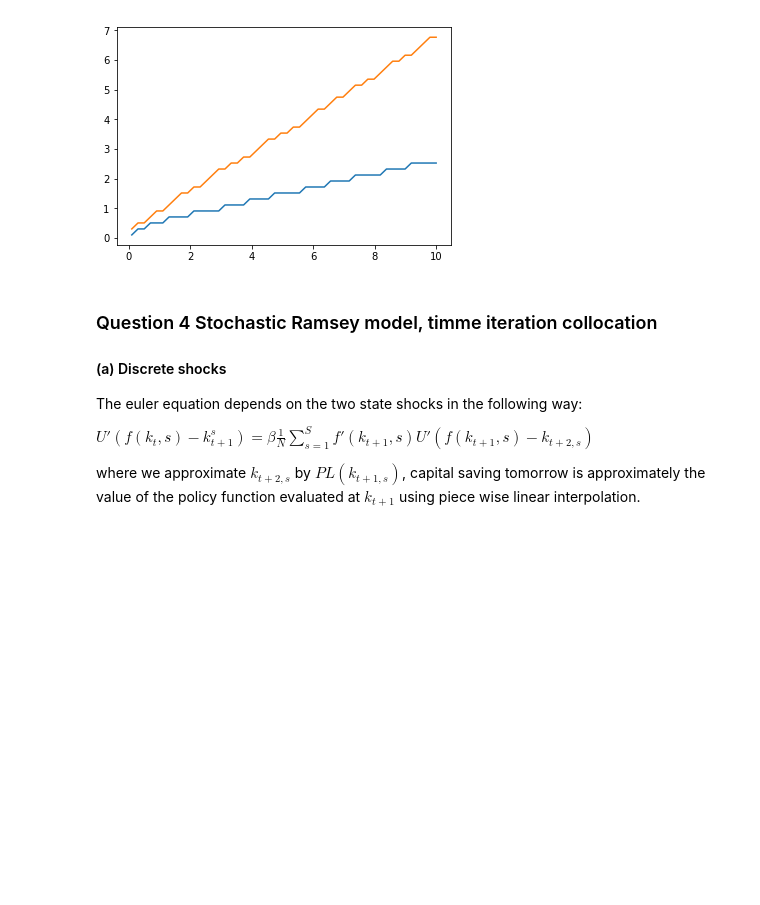
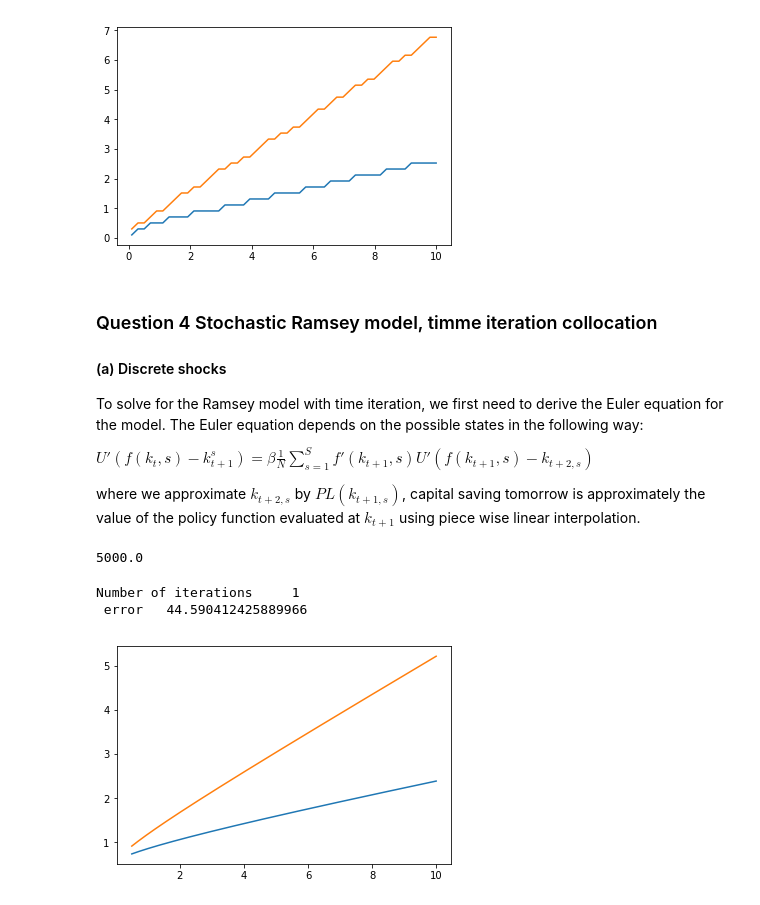
Before and after one commit to tpellet/BootCamp2019, a Jupyter notebook: ProblemSets/Econ/PS 1 Dynamic Programming.ipynb, the cells around one changed output. Saved outputs shown, nothing was run; the diff lists cells and outputs as text; code cells hidden in the pictures; blank space fills up the shorter version.

```diff
--- a/ProblemSets/Econ/PS 1 Dynamic Programming.ipynb
+++ b/ProblemSets/Econ/PS 1 Dynamic Programming.ipynb
@@ -185,7 +185,7 @@ Number of iterations     6
 
 #### (a) Discrete shocks
 
-The euler equation depends on the two state shocks in the following way:
+To solve for the Ramsey model with time iteration, we first need to derive the Euler equation for the model. The Euler equation depends on the possible states in the following way:
 
 $U'(f(k_t,s) - k_{t+1}^s) = \beta \frac{1}{N}\sum^S_{s=1} f'(k_{t+1},s)U'(f(k_{t+1},s) - k_{t+2,s})$
 
@@ -195,78 +195,71 @@ from matplotlib import pyplot as plt
 
 β = 0.9
 π = 0.5
-grid_size = 30
+grid_size = 300
 maxiter = 1e6
 tol = 1e-6
 # Utility function
 def util(x):
-    if x > 0:
-        return np.log(x)
-    else:
-        return -5000
+    return np.where(x>0, np.log(x), -5000)
+
 def Dutil(x):
-    if x > 0:
-        return 1/x
-    else:
-        return 5000
+    return np.where(x>0, np.divide(1,x), 5000)
 
 # Production function
 def prod(k,s):
     if s==1:
         return 0.9*k**(0.3) + 0.3*k
     elif s==2:
         return 1.1*k**(0.3) + 0.9*k
 
 def Dprod(k,s): # derivative of production function
     if s==1:
-        return 0.3*0.9*k**(-0.7) + 0.3
+        return np.where(k>0, 0.3*0.9*np.power(k,-0.7) + 0.3, 5000)
     if s==2:
-        return 0.3*1.1*k**(-0.7) + 0.9
+        return np.where(k>0, 0.3*1.1*np.power(k,-0.7) + 0.9, 5000)
 
-# Find Klow and Khigh
-# klow = 0.5
-# khigh = 0.5
-# N = 1000
-# for i in range(N):
-#     klow = prod(klow,1)
-#     khigh = prod(khigh,2)
 
-# K grid
-# K = np.linspace(klow,khigh,grid_size)
-
-K = np.linspace(0.1,10,grid_size)
+K = np.linspace(0.5,10,grid_size)
 
 # Interpolation function
-def interpol(x,K,Kprime):
-    return np.interp(x, K, Kprime)
+def interpol(x,K,Kprimeold):
+    return np.interp(x, K, Kprimeold)
 
 # Euler equation
 def euler(X,*parameters):
-    prod,Dprod,Dutil,β,Kguess,s,K,π = parameters
-    return [Dutil(prod(K,1) - X[:,0]) - β*(π*Dprod(X[:,0],1)*Dutil(prod(X[:,0],1) \
-        - Kguess[:,0]) + π*Dprod(X[:,0],2)*Dutil(prod(X[:,0],2) - interpol(X,K,Kprime))),
-        Dutil(prod(K,2) - X[:,1]) - β*(π*Dprod(X[:,1],1)*Dutil(prod(X[:,1],1)) \
-        - Kguess[:,0] + π*Dprod(X,2)*Dutil(prod(X,2) - interpol(X,K,Kprime)))]
+    prod,Dprod,Dutil,β,Kprimeold,K,π = parameters
+    Kprimeold1 = Kprimeold[:grid_size]
+    Kprimeold2 = Kprimeold[grid_size:]
+    X1 = X[:grid_size]
+    X2 = X[grid_size:]
+    return np.append(Dutil(prod(K,1) - X1) - β*(π*Dprod(X1,1)*Dutil(prod(X1,1) \
+        - interpol(X1,K,Kprimeold1)) + π*Dprod(X1,2)*Dutil(prod(X1,2) - interpol(X1,K,Kprimeold1))),
+        Dutil(prod(K,2) - X2) - β*(π*Dprod(X2,1)*Dutil(prod(X2,1) \
+        - interpol(X2,K,Kprimeold2)) + π*Dprod(X2,2)*Dutil(prod(X2,2) - interpol(X2,K,Kprimeold2))))
 
 # Optimization loop
-
-Kpolicy = np.zeros_like((K,2))
-Kprimeold = np.zeros_like((K,2))
+Kprimeold = np.ones(2*len(K))
 
 iter = 0
 while True:
     iter += 1
-    prod,Dprod,Dutil,β,Kguess,s,K,π = parameters
+    parameters = prod,Dprod,Dutil,β,Kprimeold,K,π
     solve = optimize.root(euler,Kprimeold, method='hybr',args=(parameters))
     Kprime = solve.x
+#     print(Kprime)
     ϵ=np.linalg.norm(Kprime - Kprimeold)
-
     if ϵ < tol:
         break
     Kprimeold = Kprime
     print("Number of iterations","\t",iter,"\n","error","\t",ϵ)
 
-print(V1)
-plt.plot(K,K1)
-plt.plot(K,K2)
+
+# print(Kprime)
+plt.plot(K,Kprime[:grid_size])
+plt.plot(K,Kprime[grid_size:])
 plt.show()
+# %% [output]
+5000.0
+Number of iterations     1
+ error   44.590412425889966
+[figure, added]
```
